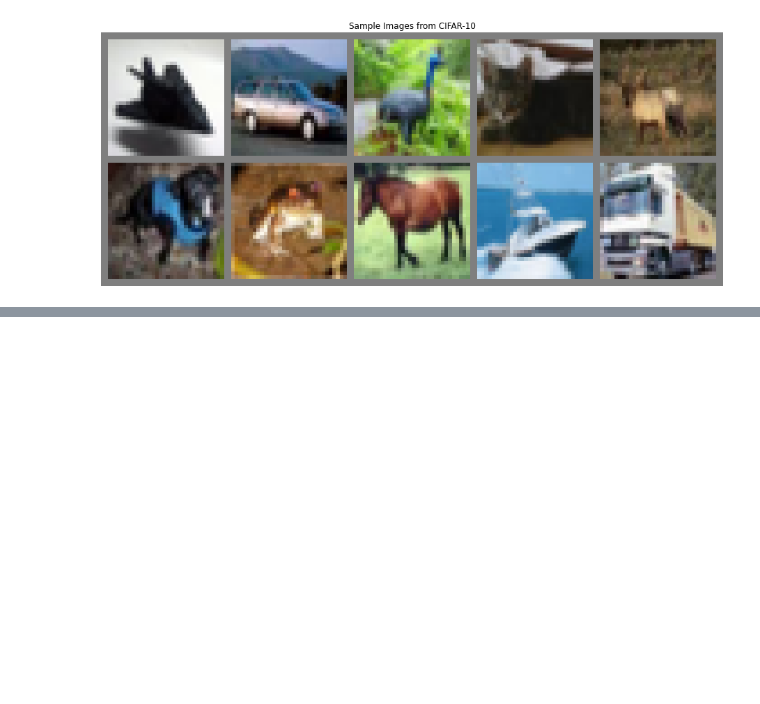
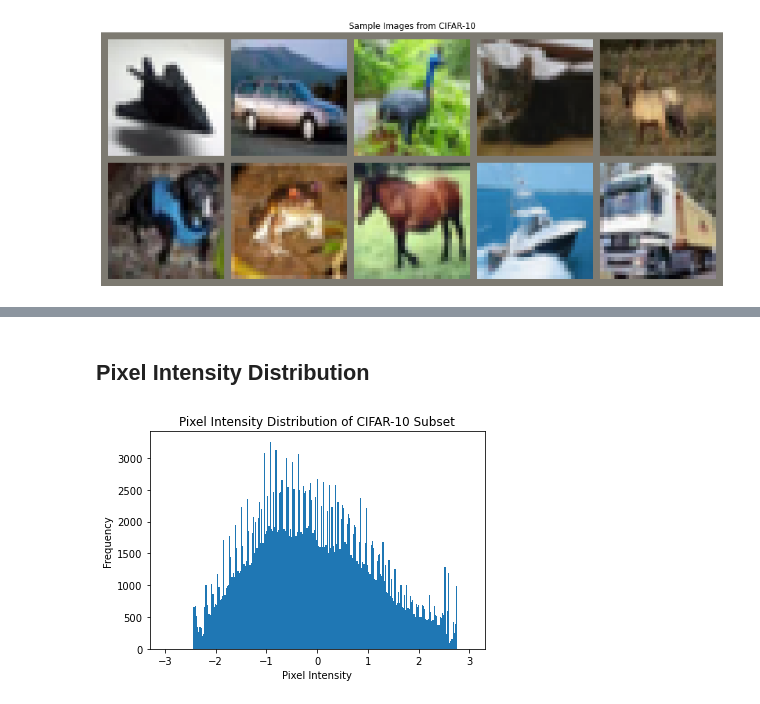
Before and after one commit to neozhixuan/SC1015_Z139_Team3, a Jupyter notebook: exploratoryanalysis.ipynb, the cells around one changed output, grey strips where cells are left out. Cells and saved outputs as stored; diff of their text form; code cells hidden in the pictures; blank space fills up the shorter version.

```diff
--- a/exploratoryanalysis.ipynb
+++ b/exploratoryanalysis.ipynb
@@ -168,0 +212,17 @@ plt.show()
+# %% [markdown]
+## Pixel Intensity Distribution
+# %%
+# Get random subset of 100 images
+subset_indices = np.random.choice(len(test_set), size=100, replace=False)
+
+# Concatenate image tensors into one array
+subset_images = np.concatenate([test_set[i][0].numpy().ravel() for i in subset_indices])
+
+# Plot intensity distribution
+plt.hist(subset_images, bins=256, range=(-3, 3))
+plt.title('Pixel Intensity Distribution of CIFAR-10 Subset')
+plt.xlabel('Pixel Intensity')
+plt.ylabel('Frequency')
+plt.show()
+# %% [output]
+[figure, added]
```
Also changed, not shown: parts of 20 cells of this notebook.
